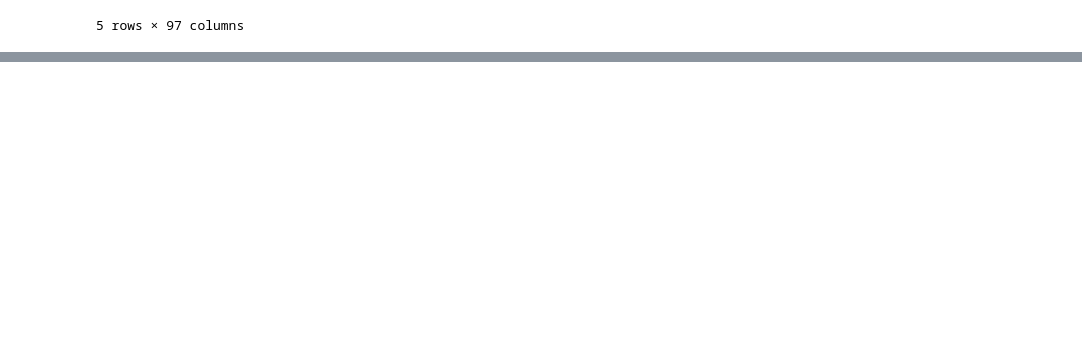
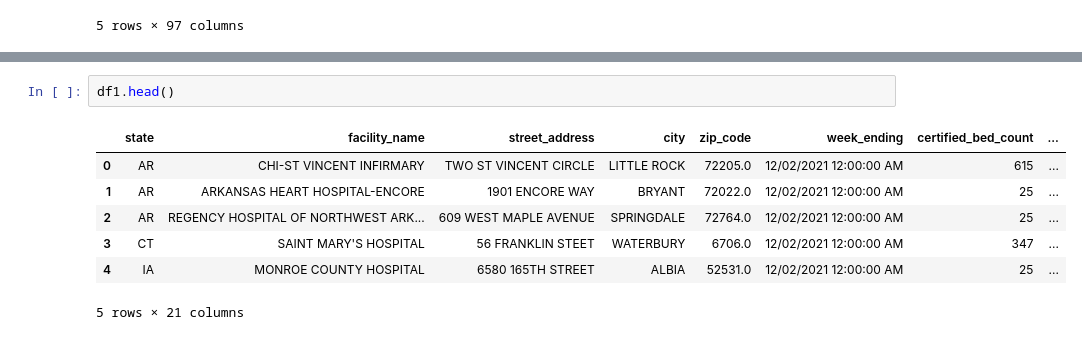
Before and after one commit to Lucasmvs1994/Project_2, a Jupyter notebook: Dan.ipynb, the cells around one changed output, grey strips where cells are left out. Saved outputs shown, nothing was run; the diff lists cells and outputs as text; blank space fills up the shorter version.

```diff
--- a/Dan.ipynb
+++ b/Dan.ipynb
@@ -29,0 +110,10 @@ file_df2.head(5)
+# %%
+df1.head()
+# %% [output]
+|  | state | facility_name | street_address | city | zip_code | week_ending | certified_bed_count | ... |
+| 0 | AR | CHI-ST VINCENT INFIRMARY | TWO ST VINCENT CIRCLE | LITTLE ROCK | 72205.0 | 12/02/2021 12:00:00 AM | 615 | ... |
+| 1 | AR | ARKANSAS HEART HOSPITAL-ENCORE | 1901 ENCORE WAY | BRYANT | 72022.0 | 12/02/2021 12:00:00 AM | 25 | ... |
+| 2 | AR | REGENCY HOSPITAL OF NORTHWEST ARK... | 609 WEST MAPLE AVENUE | SPRINGDALE | 72764.0 | 12/02/2021 12:00:00 AM | 25 | ... |
+| 3 | CT | SAINT MARY'S HOSPITAL | 56 FRANKLIN STEET | WATERBURY | 6706.0 | 12/02/2021 12:00:00 AM | 347 | ... |
+| 4 | IA | MONROE COUNTY HOSPITAL | 6580 165TH STREET | ALBIA | 52531.0 | 12/02/2021 12:00:00 AM | 25 | ... |
+5 rows × 21 columns
```
Also changed, not shown: parts of 15 cells of this notebook, 4 other files.
